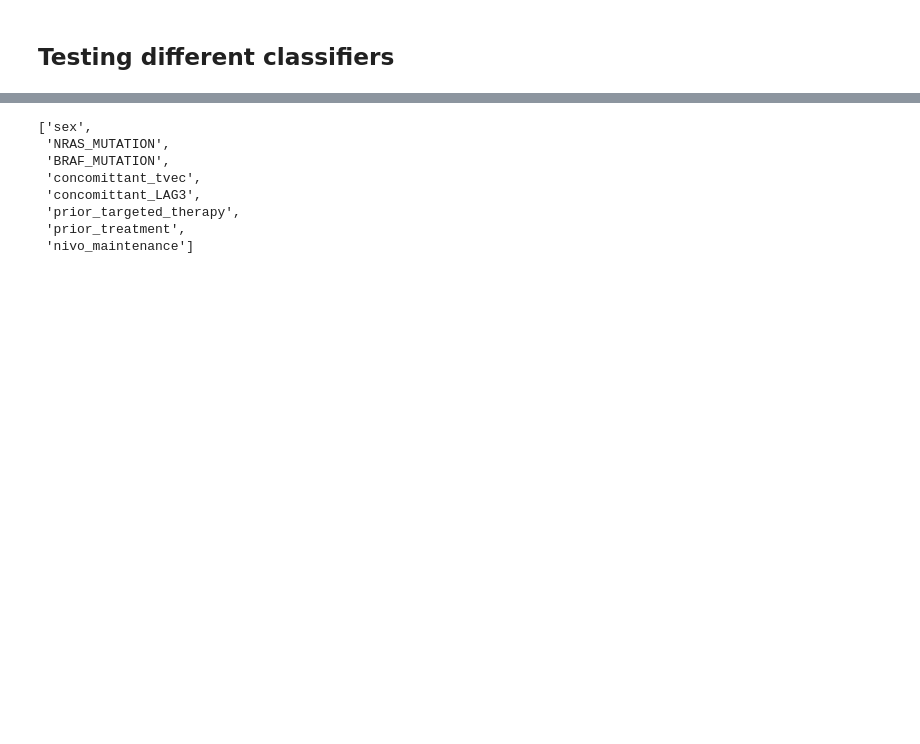
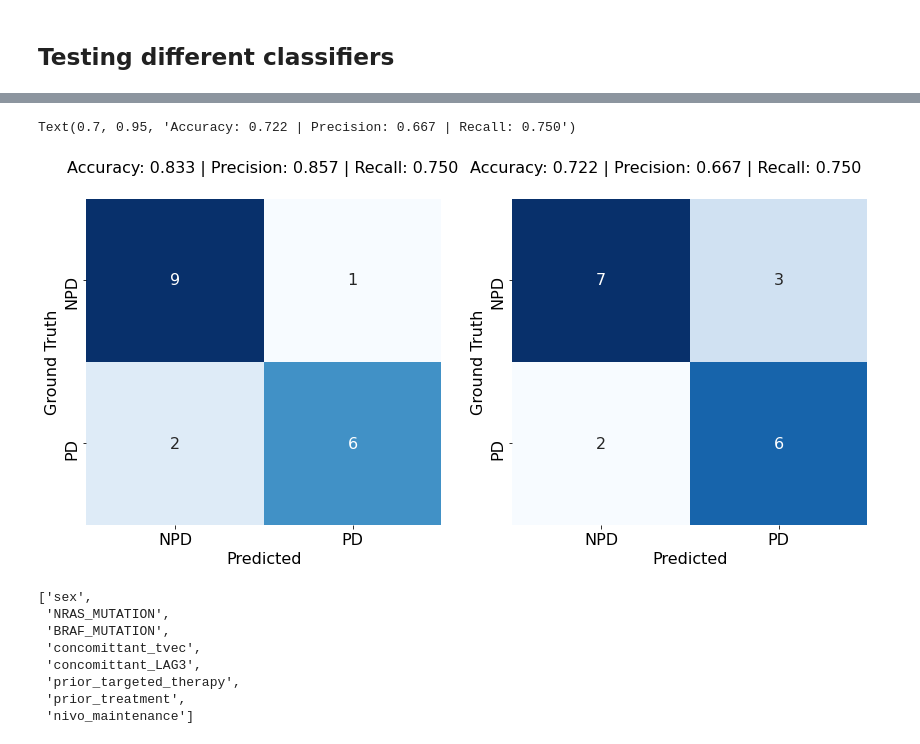
Before and after one commit to arnauddhaene/graphmel, a Jupyter notebook: notebooks/baseline.ipynb, the cells around one changed output, grey strips where cells are left out. Drawn from its saved outputs; the diff is of its cells as text; code cells hidden in the pictures; blank space fills up the shorter version.

```diff
--- a/notebooks/baseline.ipynb
+++ b/notebooks/baseline.ipynb
@@ -35,7 +35,7 @@ The intersection of datasets showed 89 potential datapoints.
 ### Prepare data
 # %%
 lesions_agg = lesions.groupby('gpcr_id').agg({
-    'vol_ccm': np.sum,
+    'voxels': np.sum,
     'max_suv_val': np.mean,
     'mean_suv_val': np.mean,
     'min_suv_val': np.mean,
@@ -134,4 +134,9 @@ scores = []
 for name, clf in tqdm(zip(names, classifiers), total=len(names)):
 
     clf.fit(X_train, y_train)
-    scores.append(clf.score(X_test, y_test))
+
+    y_pred = clf.predict(X_test)
+
+    print(f'{name:<20} {accuracy_score(y_test, y_pred):,.4f}')
+
+    scores.append((name, clf.score(X_test, y_test)))
@@ -151,0 +202,2 @@ Logistic Regression  0.7778
+# %%
+[key for key in mpl.rcParams.keys() if 'font' in key ]
@@ -152,3 +224,22 @@ Logistic Regression  0.7778
+# %%
+import matplotlib as mpl
+
+mpl.rcParams['font.size'] = 16
+
+fig, ax = plt.subplots(1, 2, figsize=(14, 6))
+
+y_pred = dict(zip(names, classifiers))['Logistic Regression'].predict(X_test)
+
+clean = plot_cm(y_test, y_pred, fig, ax[0])
+fig.text(.3, .95, ' | '.join(clean), ha='center', va='center')
+
+y_pred = dict(zip(names, classifiers))['Decision Tree'].predict(X_test)
+
+clean = plot_cm(y_test, y_pred, fig, ax[1])
+fig.text(.7, .95, ' | '.join(clean), ha='center', va='center')
+# %% [output]
+Text(0.7, 0.95, 'Accuracy: 0.722 | Precision: 0.667 | Recall: 0.750')
+[figure, added]
 # %%
 def get_best_worst_coefs(classifier):
     for feature, coef in list(sorted(zip(ppor.get_feature_names(), classifier.coef_.reshape(-1)), key=lambda x: x[1], reverse=True))[:5]:
```
Also changed, not shown: parts of 5 cells of this notebook, 23 other files.
